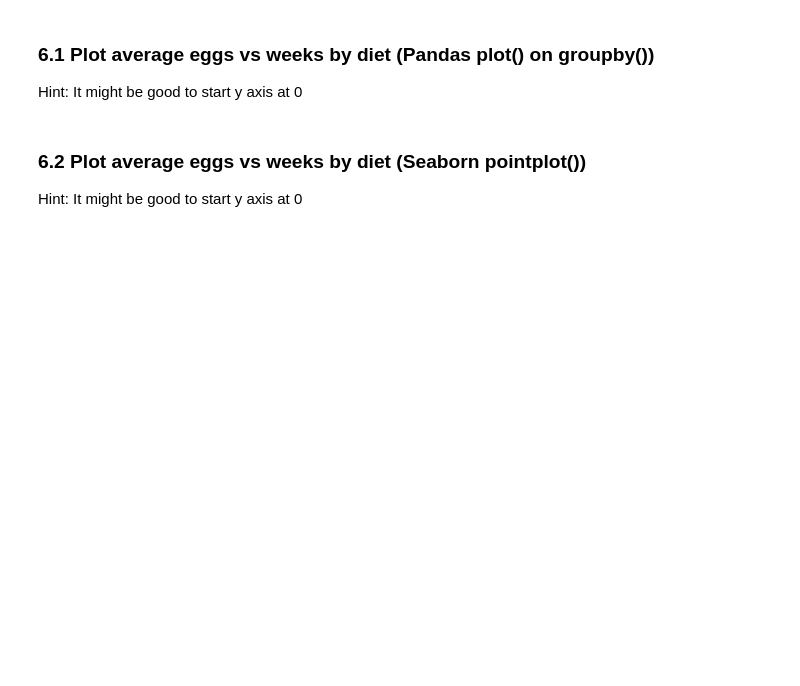
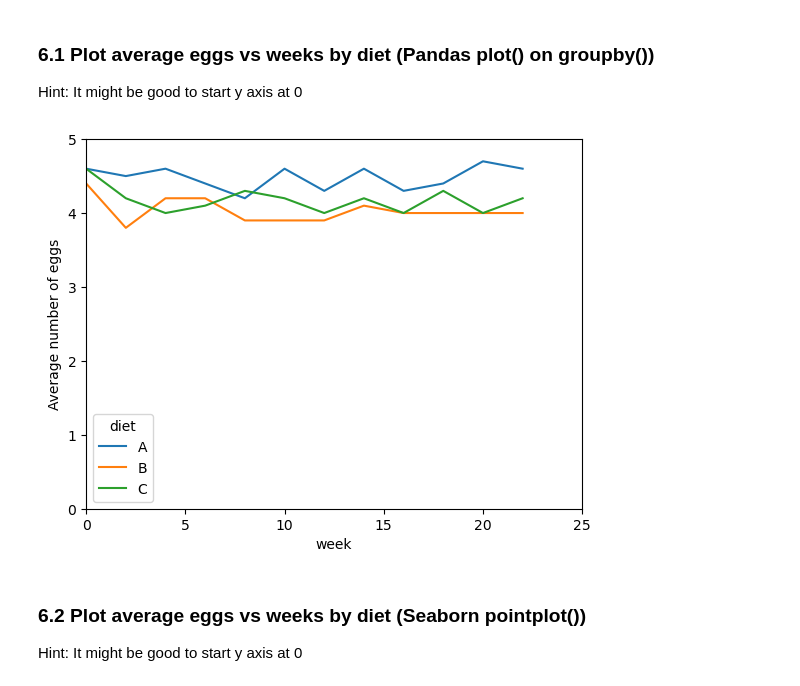
Before and after one commit to sofels/ENSF611-Lab0, a Jupyter notebook: lab0_chicken.ipynb, the cells around one changed output. Saved outputs shown, nothing was run; the diff lists cells and outputs as text; code cells hidden in the pictures; blank space fills up the shorter version.

```diff
--- a/lab0_chicken.ipynb
+++ b/lab0_chicken.ipynb
@@ -107,3 +115,8 @@ Hint: It might be good to start y axis at 0
+# %%
+# Your solution goes here
+df.groupby(['week','diet']).mean().eggs.unstack().plot(xlim=[0,25], ylim=[0,5], ylabel='Average number of eggs');
+# %% [output]
+[figure, added]
 # %% [markdown]
 ### 6.2 Plot average eggs vs weeks by diet (Seaborn pointplot())
 Hint: It might be good to start y axis at 0
```
Also changed, not shown: parts of 16 cells of this notebook.
